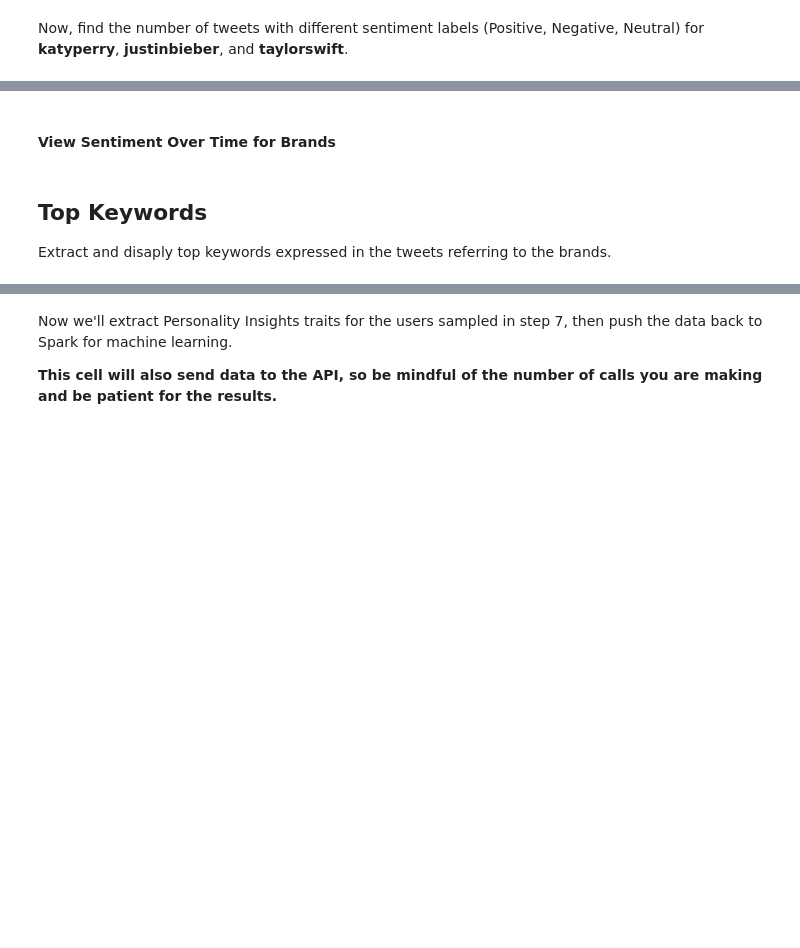
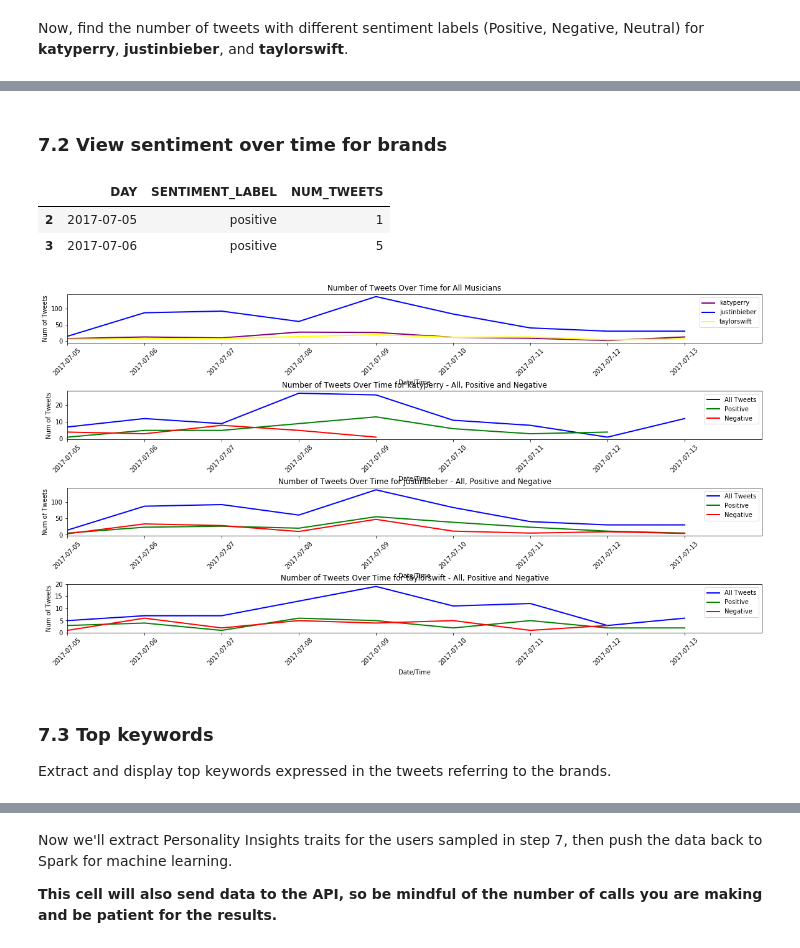
Before and after one commit to joe4k/dsxwdc, a Jupyter notebook: twitter_insights_watson_dsx.ipynb, the cells around one changed output, grey strips where cells are left out. Saved outputs shown, nothing was run; the diff lists cells and outputs as text; code cells hidden in the pictures; blank space fills up the shorter version.

```diff
--- a/twitter_insights_watson_dsx.ipynb
+++ b/twitter_insights_watson_dsx.ipynb
@@ -243,6 +313,7 @@ Watson NLU allows us to extract sentiment and keywords from text.  In our case,
 # %%
 import watson_developer_cloud
-import watson_developer_cloud.natural_language_understanding.features.v1 as features
+from watson_developer_cloud import NaturalLanguageUnderstandingV1
+from watson_developer_cloud.natural_language_understanding_v1 import Features, SentimentOptions, KeywordsOptions
 
 ## Define credentials for NLU service
 nlu_username=credentials_json['nlu_username']
@@ -256,16 +327,16 @@ nlu = watson_developer_cloud.NaturalLanguageUnderstandingV1(version = nlu_versio
 ## Make sure text is utf-8 encoded
 def enrichNLU(text):
     utf8text = text.encode("utf-8")
-    try:
-        result = nlu.analyze(text = utf8text, features = [features.Sentiment(),features.Keywords()])
-        sentiment = result['sentiment']['document']['score']
-        sentiment_label = result['sentiment']['document']['label']
-        keywords = list(result['keywords'])
-    except Exception:
-        result = None
-        sentiment = 0.0
-        sentiment_label = None
-        keywords = None
+    result = None
+    sentiment = 0.0
+    sentiment_label = None
+    keywords = None
+
+    result = nlu.analyze(text = utf8text, features = Features(sentiment=SentimentOptions(),keywords=KeywordsOptions()))
+    print result
+    sentiment = result['sentiment']['document']['score']
+    sentiment_label = result['sentiment']['document']['label']
+    keywords = list(result['keywords'])
     return sentiment, sentiment_label, keywords
 # %% [markdown]
 We'll convert our dataframe to a Pandas dataframe and enrich the tweets with the results of Watson NLU.
@@ -332,7 +440,7 @@ udfAddBrand = udf(addBrand, StringType())
 
 # For purposes of separating tweets by brand, we need to run it against original TEXT and not the TEXT_CLEAN
 # This is because in several cases, the brand is referenced with a handle
-enrichedBrandsDF = enrichedSodaTweetsDF.withColumn('BRAND',udfAddBrand('TEXT'))
+enrichedBrandsDF = enrichedBrandTweetsDF.withColumn('BRAND',udfAddBrand('TEXT'))
 
 # view top records to verify brand column extracted as expected
 enrichedBrandsDF.limit(2).toPandas()
@@ -428,5 +574,5 @@ plt.show()
-# %% [markdown]
-#### View Sentiment Over Time for Brands
+# %% [markdown]
+### 7.2 View sentiment over time for brands<a id="view"> </a>
 # %%
 ## Get aggregated sentiment for each day
 brand1OverTimeDF = brand1TweetsDF\
@@ -453,6 +599,10 @@ negative1TweetsDF = brand1OverTimeDF[negative1Index]
 
 ## Check results
 positive1TweetsDF[:2]
+# %% [output]
+|  | DAY | SENTIMENT_LABEL | NUM_TWEETS |
+| 2 | 2017-07-05 | positive | 1 |
+| 3 | 2017-07-06 | positive | 5 |
 # %%
 ## Repeat for brand2
 ## Get aggregated sentiment for each day
@@ -526,7 +676,7 @@ axes[0].margins = 0
 axes[0].set_xlabel('Date/Time')
 axes[0].set_ylabel('Num of Tweets')
 axes[0].set_title('Number of Tweets Over Time for All Musicians')
-axes[0].set_xlim(0, len(y))
+axes[0].set_xlim(0, len(y1))
 axes[0].legend(loc="upper right", labels=['katyperry','justinbieber','taylorswift'])
 
 axes[1].plot(range(len(y1)), y1, linewidth=2, color='blue')
@@ -538,43 +688,45 @@ axes[1].margins = 0
 axes[1].set_xlabel('Date/Time')
 axes[1].set_ylabel('Num of Tweets')
 axes[1].set_title('Number of Tweets Over Time for katyperry - All, Positive and Negative')
-axes[1].set_xlim(0, len(y))
+axes[1].set_xlim(0, len(y1))
 axes[1].legend(loc="upper right", labels=['All Tweets', 'Positive', 'Negative'])
 
 axes[2].plot(range(len(y2)), y2, linewidth=2, color='blue')
 axes[2].plot(range(len(py2)), py2, linewidth=2, color='green')
 axes[2].plot(range(len(ny2)), ny2, linewidth=2, color='red')
 axes[2].set_xticks(x.index.tolist())
 axes[2].set_xticklabels([date for date in x])
 axes[2].margins = 0
 axes[2].set_xlabel('Date/Time')
 axes[2].set_ylabel('Num of Tweets')
 axes[2].set_title('Number of Tweets Over Time for justinbieber - All, Positive and Negative')
-axes[2].set_xlim(0, len(y))
+axes[2].set_xlim(0, len(y1))
 axes[2].legend(loc="upper right", labels=['All Tweets', 'Positive', 'Negative'])
 
 axes[3].plot(range(len(y3)), y3, linewidth=2, color='blue')
 axes[3].plot(range(len(py3)), py3, linewidth=2, color='green')
 axes[3].plot(range(len(ny3)), ny3, linewidth=2, color='red')
 axes[3].set_xticks(x.index.tolist())
 axes[3].set_xticklabels([date for date in x])
 axes[3].margins = 0
 axes[3].set_xlabel('Date/Time')
 axes[3].set_ylabel('Num of Tweets')
 axes[3].set_title('Number of Tweets Over Time for taylorswift - All, Positive and Negative')
-axes[3].set_xlim(0, len(y))
+axes[3].set_xlim(0, len(y1))
 axes[3].legend(loc="upper right", labels=['All Tweets', 'Positive', 'Negative'])
 
 ## Rotate x-axes for legibility.
 for ax in fig.axes:
     plt.sca(ax)
     plt.xticks(rotation = 45)
 
 fig.subplots_adjust(hspace=1)
 plt.show()
+# %% [output]
+[figure, added]
 # %% [markdown]
-## Top Keywords
-Extract and disaply top keywords expressed in the tweets referring to the brands.
+### 7.3 Top keywords<a id="keywords"> </a>
+Extract and display top keywords expressed in the tweets referring to the brands.
 # %%
 from pyspark.sql.functions import explode
 
```
Also changed, not shown: parts of 58 cells of this notebook.
